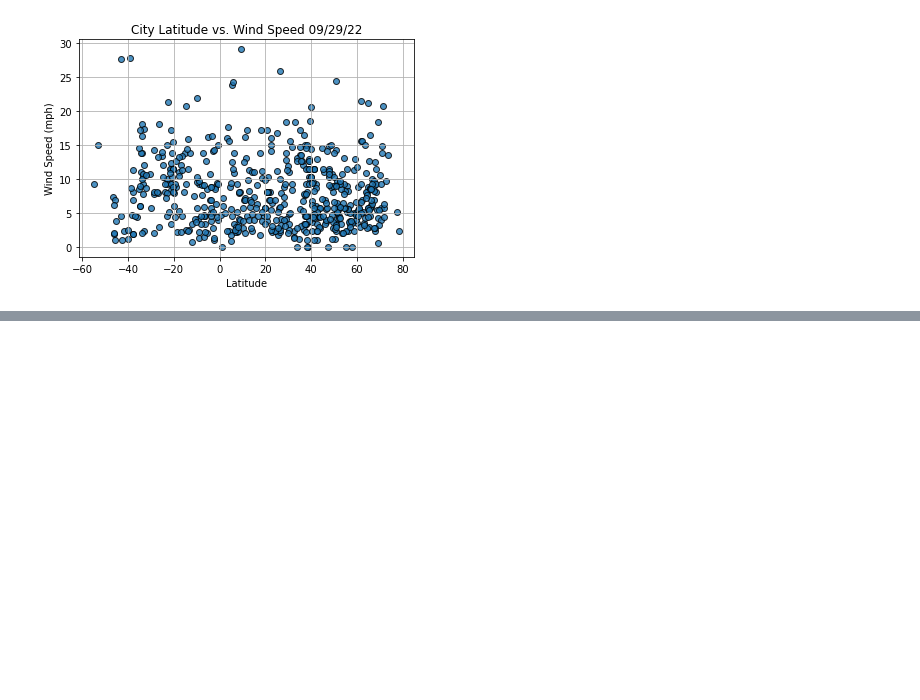
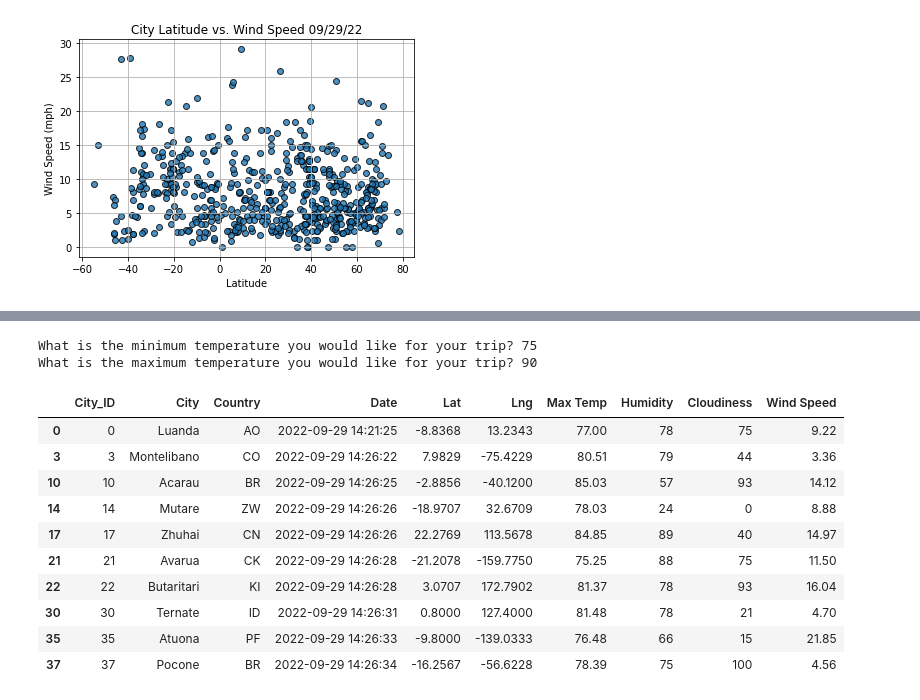
Before and after one commit to nnamdiilokah/World_Weather_Analysis, a Jupyter notebook: WeatherPy.ipynb, the cells around one changed output, grey strips where cells are left out. Drawn from its saved outputs; the diff is of its cells as text; code cells hidden in the pictures; blank space fills up the shorter version.

Commit message:
Getting Vacation Criteria

```diff
--- a/WeatherPy.ipynb
+++ b/WeatherPy.ipynb
@@ -339,0 +340,24 @@ fig
+# %%
+# Ask the customer to add a minimum and maximum temperature value.
+min_temp = float(input("What is the minimum temperature you would like for your trip? "))
+max_temp = float(input("What is the maximum temperature you would like for your trip? "))
+# %% [output]
+What is the minimum temperature you would like for your trip? 75
+What is the maximum temperature you would like for your trip? 90
+# %%
+# Filter the dataset to find the cities that fit the criteria.
+preferred_cities_df = city_data_df.loc[(city_data_df["Max Temp"] <= max_temp) & \
+                                       (city_data_df["Max Temp"] >= min_temp)]
+preferred_cities_df.head(10)
+# %% [output]
+|  | City_ID | City | Country | Date | Lat | Lng | Max Temp | Humidity | Cloudiness | Wind Speed |
+| 0 | 0 | Luanda | AO | 2022-09-29 14:21:25 | -8.8368 | 13.2343 | 77.00 | 78 | 75 | 9.22 |
+| 3 | 3 | Montelibano | CO | 2022-09-29 14:26:22 | 7.9829 | -75.4229 | 80.51 | 79 | 44 | 3.36 |
+| 10 | 10 | Acarau | BR | 2022-09-29 14:26:25 | -2.8856 | -40.1200 | 85.03 | 57 | 93 | 14.12 |
+| 14 | 14 | Mutare | ZW | 2022-09-29 14:26:26 | -18.9707 | 32.6709 | 78.03 | 24 | 0 | 8.88 |
+| 17 | 17 | Zhuhai | CN | 2022-09-29 14:26:26 | 22.2769 | 113.5678 | 84.85 | 89 | 40 | 14.97 |
+| 21 | 21 | Avarua | CK | 2022-09-29 14:26:28 | -21.2078 | -159.7750 | 75.25 | 88 | 75 | 11.50 |
+| 22 | 22 | Butaritari | KI | 2022-09-29 14:26:28 | 3.0707 | 172.7902 | 81.37 | 78 | 93 | 16.04 |
+| 30 | 30 | Ternate | ID | 2022-09-29 14:26:31 | 0.8000 | 127.4000 | 81.48 | 78 | 21 | 4.70 |
+| 35 | 35 | Atuona | PF | 2022-09-29 14:26:33 | -9.8000 | -139.0333 | 76.48 | 66 | 15 | 21.85 |
+| 37 | 37 | Pocone | BR | 2022-09-29 14:26:34 | -16.2567 | -56.6228 | 78.39 | 75 | 100 | 4.56 |
```
Also changed, not shown: parts of 13 cells of this notebook.
